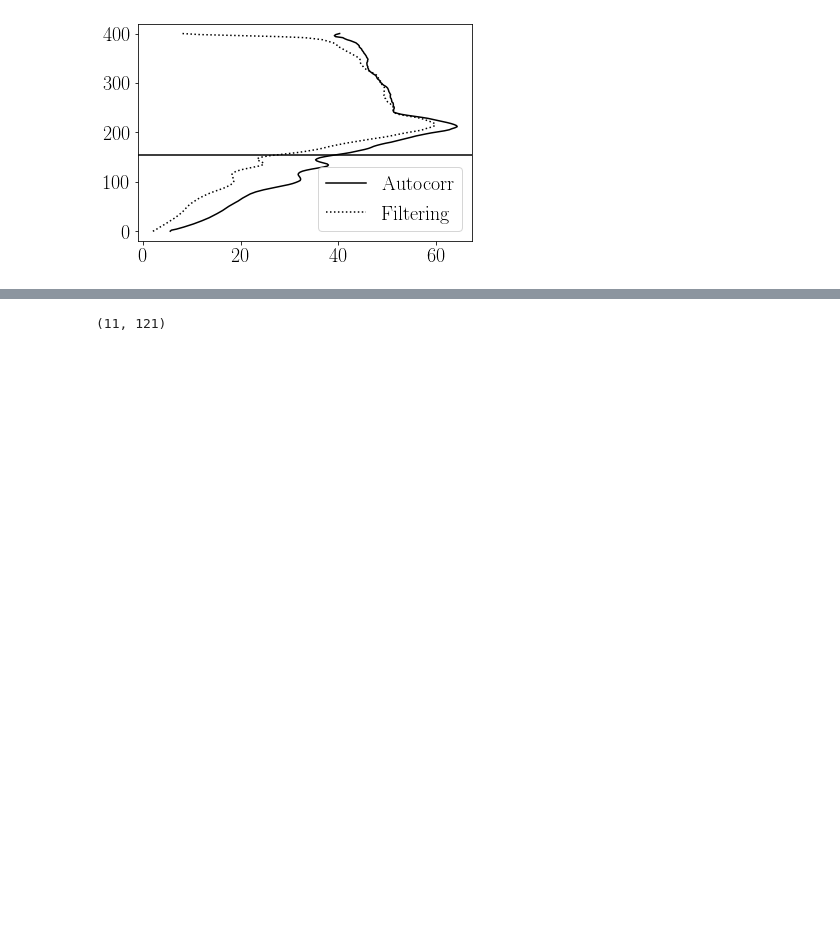
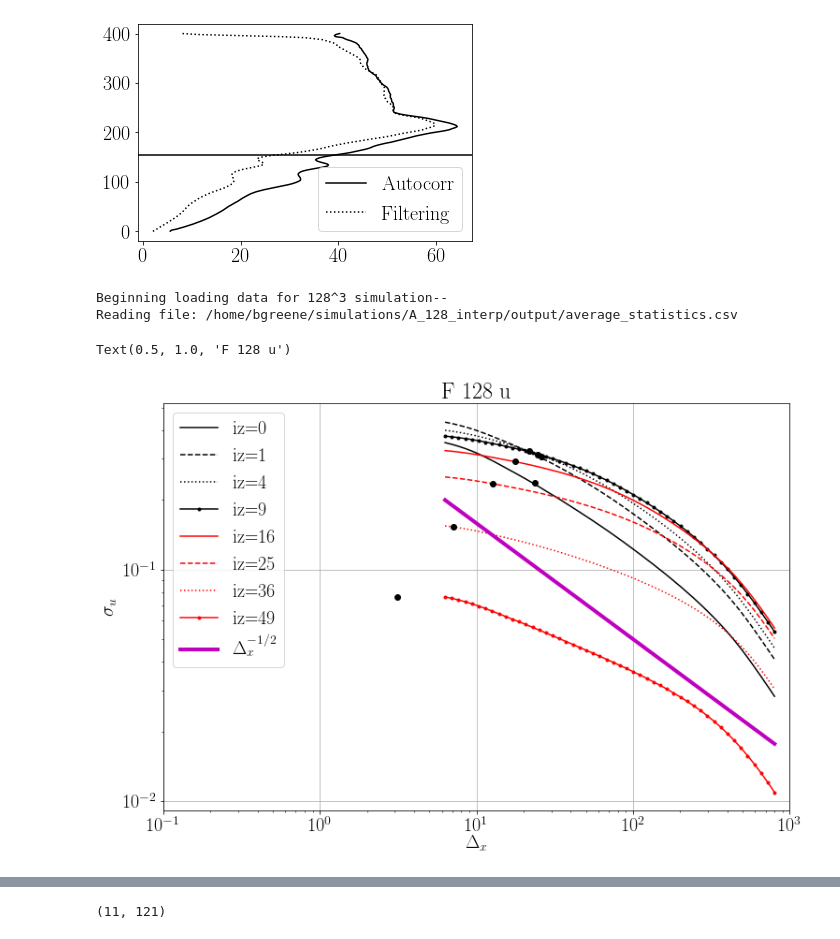
Before and after one commit to bgreene777/SBL_LES, a Jupyter notebook: ipynb/plot_lengthscales_error.ipynb, the cells around one changed output, grey strips where cells are left out. Drawn from its saved outputs; the diff is of its cells as text; code cells hidden in the pictures; blank space fills up the shorter version.

```diff
--- a/ipynb/plot_lengthscales_error.ipynb
+++ b/ipynb/plot_lengthscales_error.ipynb
@@ -251,3 +450,48 @@ plt.legend()
 # %% [output]
 <matplotlib.legend.Legend at 0x...>
 [figure]
+# %%
+dd2 = np.load("/home/bgreene/SBL_LES/output/filtered_lengthscale_A_128_full.npz")
+# dd2 = np.load("/home/bgreene/archive/Python/LES/scripts/SBL/filtered_lengthscale_A_128_v3.npz")
+fstats = f"/home/bgreene/simulations/A_128_interp/output/average_statistics.csv"
+stats = np.genfromtxt(fstats, delimiter=",", skip_header=1)
+wspd = np.sqrt(stats[:,1]**2. + stats[:,2]**2.)
+# create sim object to get Lo
+s128F = simulation("/home/bgreene/simulations/A_128_interp/output/average_statistics.csv",
+                  128, 128, 128, 800., 800., 400., "F")
+s128F.read_csv()
+s128F.calc_Ri()
+s128F.calc_most()
+
+fstr = ["-k", "--k", ":k", ".-k", "-r", "--r", ":r", ".-r", "-b", "--b", ":b", ".-b"]
+
+fig00, ax00 = plt.subplots(1, figsize=(12, 8))
+for i, j in enumerate(np.arange(8, dtype=int)**2):
+    ax00.plot(dd2["delta_x"], dd2["sigma_u"][j,:], fstr[i], label=f"iz={j}")
+    i_dx = np.argmin([abs(s128F.Ri["Lo"][j] - xx) for xx in dd2["delta_x"]])
+    ax00.plot(s128F.Ri["Lo"][j], dd2["sigma_u"][j,i_dx], "ok")
+
+# ax00.axvline(dd2["dx"], c="r", lw=4)
+# ax00.axvline(dd2["Lx"], c="r", lw=4)
+# ax00.axvline(dd2["dx"]*4, c="k", lw=4)
+# ax00.axvline(dd2["Lx"]/5., c="k", lw=4)
+ax00.plot(dd2["delta_x"], 0.5*(dd2["delta_x"])**-0.5, linewidth=4, c="m", label="$\Delta_x^{-1/2}$")
+ax00.set_xscale("log")
+ax00.set_yscale("log")
+ax00.set_xlim([0.1, 1000])
+# ax00.set_ylim([0.005, 0.5])
+ax00.legend()
+ax00.grid()
+# ax00.set_xlabel("$\Delta_x / \mathcal{L}_u$")
+# ax00.set_ylabel("$\sigma_u \ \Delta_x^{1/2}$")
+ax00.set_xlabel("$\Delta_x$")
+ax00.set_ylabel("$\sigma_u$")
+ax00.set_title("F 128 u")
+
+# ax00.annotate('$dx$', xy=(dd2["dx"], 0.008), xytext=(dd2["dx"], 0.008), rotation=270)
+# ax00.annotate('$L_x$', xy=(dd2["Lx"], 0.008), xytext=(dd2["Lx"], 0.008), rotation=270)
+# %% [output]
+Beginning loading data for 128^3 simulation--
+Reading file: /home/bgreene/simulations/A_128_interp/output/average_statistics.csv
+Text(0.5, 1.0, 'F 128 u')
+[figure, added]
```
Also changed, not shown: parts of 6 cells of this notebook.
